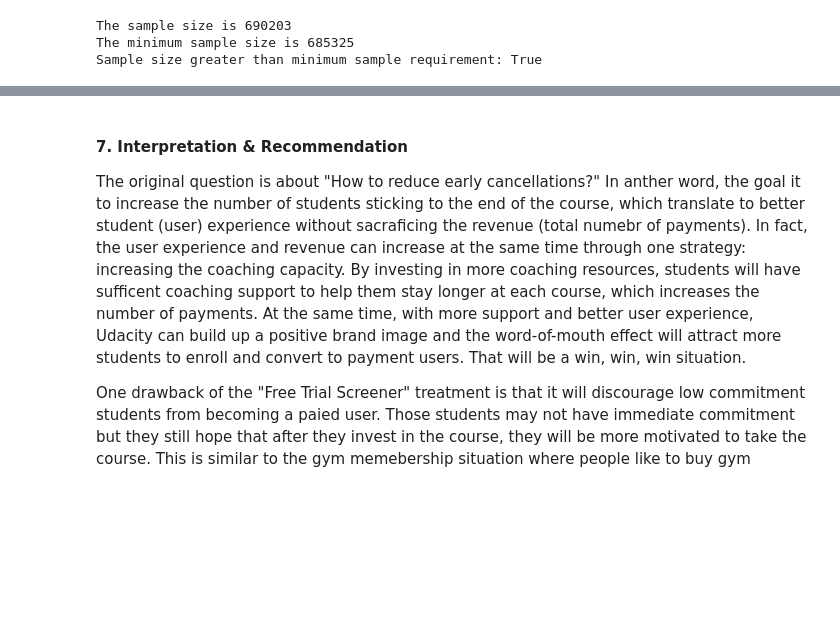
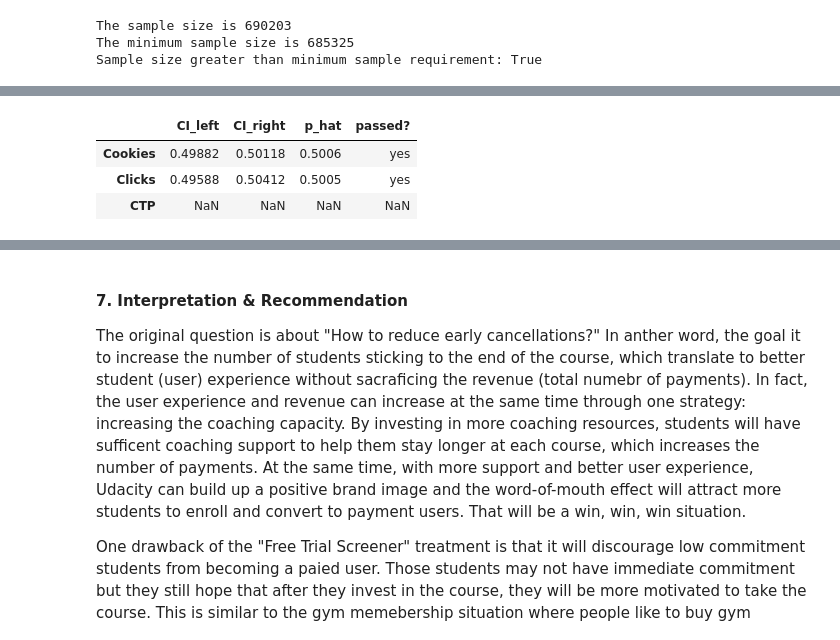
Before and after one commit to emmaliberkeley/AB-Testing-Project, a Jupyter notebook: test.ipynb, the cells around one changed output, grey strips where cells are left out. Drawn from its saved outputs; the diff is of its cells as text; code cells hidden in the pictures; blank space fills up the shorter version.

```diff
--- a/test.ipynb
+++ b/test.ipynb
@@ -348,0 +368,38 @@ we would expect that these metrics do not differ significantly between control a
+# %%
+from scipy import stats
+#1. Apply CLT to get the confidence interval and see if the observed value falls into the confidence interval
+sanity_check = pd.DataFrame(columns=["CI_left", "CI_right", "p_hat","passed?"], index=["Cookies", "Clicks", "CTP"])
+
+#set alpha and p_hat
+p = 0.5
+alpha = 0.05
+
+def standardError (n, p):
+    '''Return the standard deviation for a given probability p and sample size n'''
+    return (p*(1-p)/n)**0.5
+
+for i,j in zip(["Cookies", "Clicks"], ["Pageviews", "Clicks"]):
+    #calculate the number of successes (n_control) and number of observations (n)
+    n = control[j].sum()+experiment[j].sum()
+    n_control = control[j].sum()
+
+    #compute confidence interval
+    sanity_check.at[i, "CI_left"] = p-(stats.norm.ppf(1-alpha/2)*standardError(n,p))
+    sanity_check.at[i, "CI_right"] = p+(stats.norm.ppf(1-alpha/2)*standardError(n,p))
+
+    #compute observed fraction of successes
+    sanity_check.at[i, "p_hat"] = round(n_control/(n),4)
+
+    #check if the observed fraction of successes lies within the 95% confidence interval
+    if sanity_check.at[i, "CI_left"] <= sanity_check.at[i, "p_hat"] <= sanity_check.at[i, "CI_right"]:
+        sanity_check.at[i, "passed?"] = "yes"
+    else:
+        sanity_check.at[i, "passed?"] = "no"
+
+#return results
+sanity_check
+# %% [output]
+|  | CI_left | CI_right | p_hat | passed? |
+| Cookies | 0.49882 | 0.50118 | 0.5006 | yes |
+| Clicks | 0.49588 | 0.50412 | 0.5005 | yes |
+| CTP | NaN | NaN | NaN | NaN |
```
Also changed, not shown: parts of 16 cells of this notebook, 1 other file.
